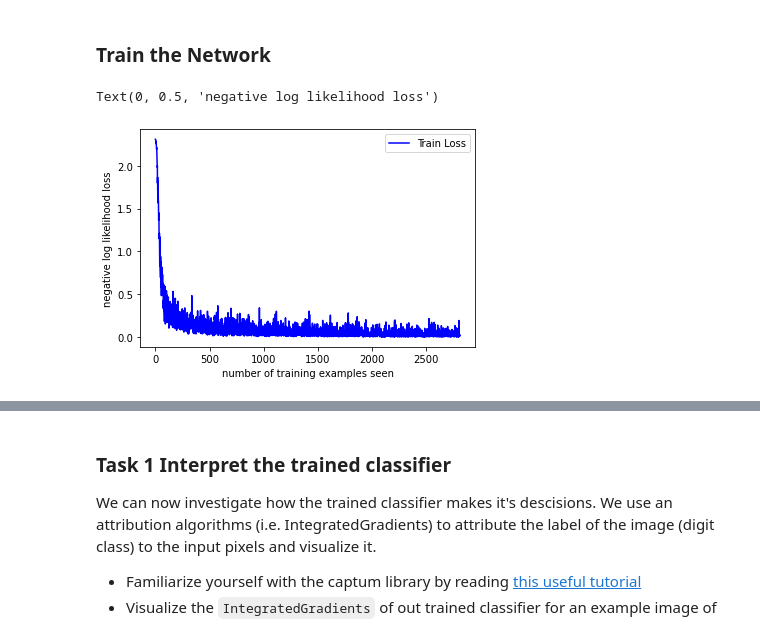
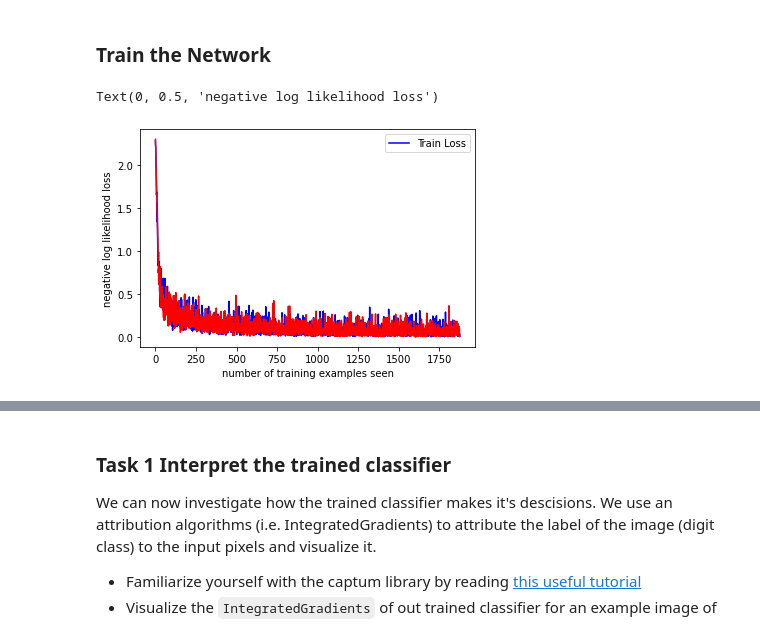
Before and after one commit to dlmbl/failure_modes, a Jupyter notebook: interpretability_tainted_mnist.ipynb, the cells around one changed output, grey strips where cells are left out. Cells and saved outputs as stored; diff of their text form; code cells hidden in the pictures.

```diff
--- a/interpretability_tainted_mnist.ipynb
+++ b/interpretability_tainted_mnist.ipynb
@@ -228,29 +231,43 @@ def train(epoch, model, criterion, optimizer, history):
 import torch.optim as optim
 import torch
 
-n_epochs = 3
+n_epochs = 2
 batch_size_train = 64
 batch_size_test = 1000
 
-history = {"loss": []}
-model = cnn_model().cuda()
 criterion = nn.CrossEntropyLoss()
-optimizer = optim.Adam(model.parameters(), lr=0.001)
+model_clean = dense_model().cuda()
+model_tainted = dense_model().cuda()
 
-test_loader = torch.utils.data.DataLoader(tainted_test_dataset,
-  batch_size=batch_size_test, shuffle=True)
+train_loader_tainted = torch.utils.data.DataLoader(train_dataset,
+  batch_size=batch_size_train, shuffle=True)
 
 train_loader = torch.utils.data.DataLoader(tainted_train_dataset,
   batch_size=batch_size_train, shuffle=True)
 
-for epoch in range(1, n_epochs + 1):
-    train(epoch, model, criterion, optimizer, history)
+history = {"loss_tainted": [],
+           "loss_clean": []}
+
+for epoch in range(n_epochs):
+    train(model_clean,
+          train_loader,
+          criterion,
+          optim.Adam(model_clean.parameters(), lr=0.001),
+          history["loss_clean"])
+
+for epoch in range(n_epochs):
+    train(model_tainted,
+          train_loader,
+          criterion,
+          optim.Adam(model_tainted.parameters(), lr=0.001),
+          history["loss_tainted"])
 # %%
 fig = plt.figure()
-plt.plot(history["loss"], color='blue')
+plt.plot(history["loss_clean"], color='blue')
+plt.plot(history["loss_tainted"], color='red')
 plt.legend(['Train Loss'], loc='upper right')
 plt.xlabel('number of training examples seen')
 plt.ylabel('negative log likelihood loss')
 # %% [output]
 Text(0, 0.5, 'negative log likelihood loss')
-[figure, old version]
+[figure, new version]
```
Also changed, not shown: parts of 5 cells of this notebook.
